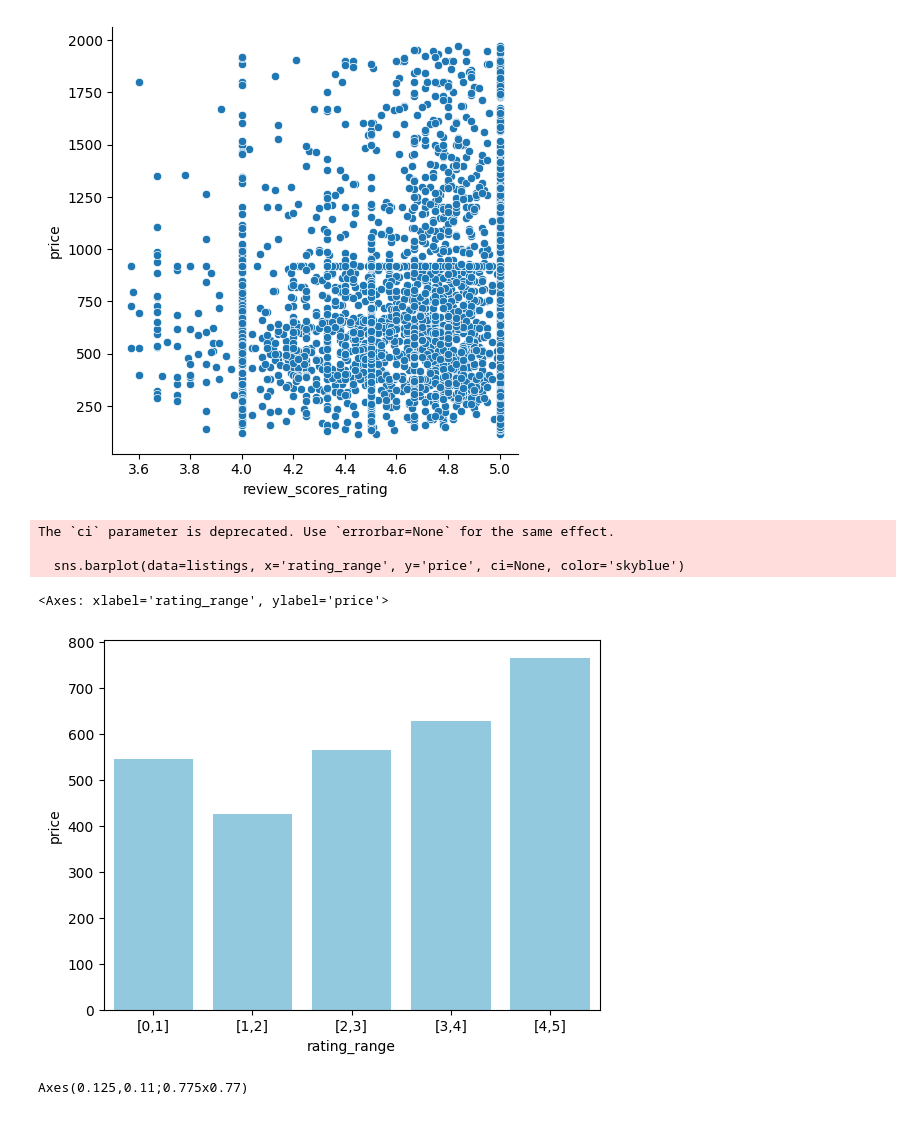
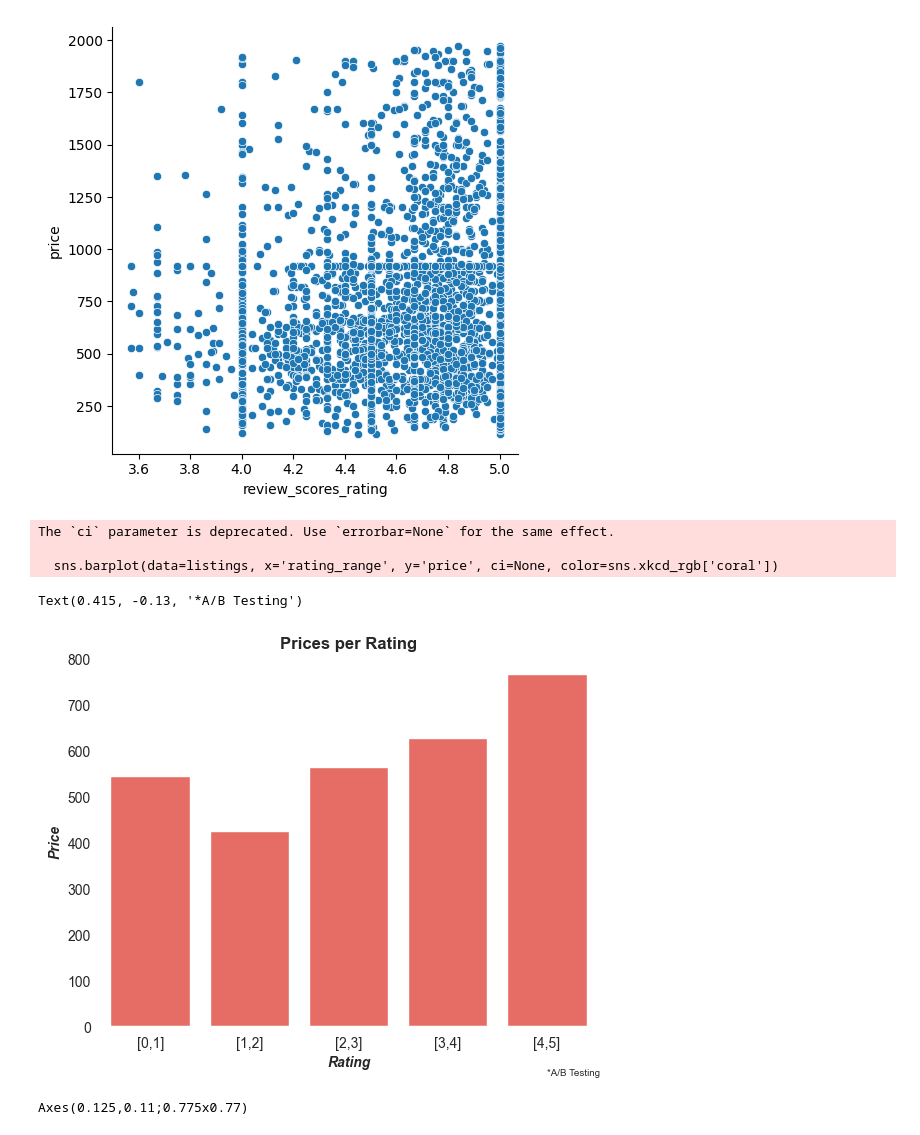
Before and after one commit to alelledo/Hong-Kong_project, a Jupyter notebook: Hong-Kong-project.ipynb, the cells around one changed output. Saved outputs shown, nothing was run; the diff lists cells and outputs as text; code cells hidden in the pictures.

```diff
--- a/Hong-Kong-project.ipynb
+++ b/Hong-Kong-project.ipynb
@@ -284,14 +284,19 @@ print(sns.relplot(data=filter, x="review_scores_rating", y="price"))
 bins = [0, 1, 2, 3, 4, 5]
 labels = ['[0,1]', '[1,2]', '[2,3]','[3,4]','[4,5]']
 listings['rating_range'] = pd.cut(listings['review_scores_rating'], bins=bins, labels=labels, right=True)
-# %%
-sns.barplot(data=listings, x='rating_range', y='price', ci=None, color='skyblue')
-# %% [output]
-The `ci` parameter is deprecated. Use `errorbar=None` for the same effect.
-
-  sns.barplot(data=listings, x='rating_range', y='price', ci=None, color='skyblue')
-<Axes: xlabel='rating_range', ylabel='price'>
-[figure, removed]
+# %%
+sns.barplot(data=listings, x='rating_range', y='price', ci=None, color=sns.xkcd_rgb['coral'])
+plt.title('Prices per Rating', fontweight='bold')
+plt.xlabel('Rating', fontweight='bold',fontstyle = 'italic')
+plt.ylabel('Price', fontweight='bold',fontstyle = 'italic')
+plt.gca().set_facecolor('none')
+plt.text(0.415, -0.13, '*A/B Testing', horizontalalignment='center', fontsize=7, transform=ax.transAxes)
+# %% [output]
+The `ci` parameter is deprecated. Use `errorbar=None` for the same effect.
+
+  sns.barplot(data=listings, x='rating_range', y='price', ci=None, color=sns.xkcd_rgb['coral'])
+Text(0.415, -0.13, '*A/B Testing')
+[figure, added]
 # %%
 print(sns.barplot(data=listings, x='accommodates', y='price', ci=None, color='skyblue'))
 #are there groups? 6 to 9 or maybe I can group them together and create ranges?
```
Also changed, not shown: parts of 16 cells of this notebook, 2 other files.
